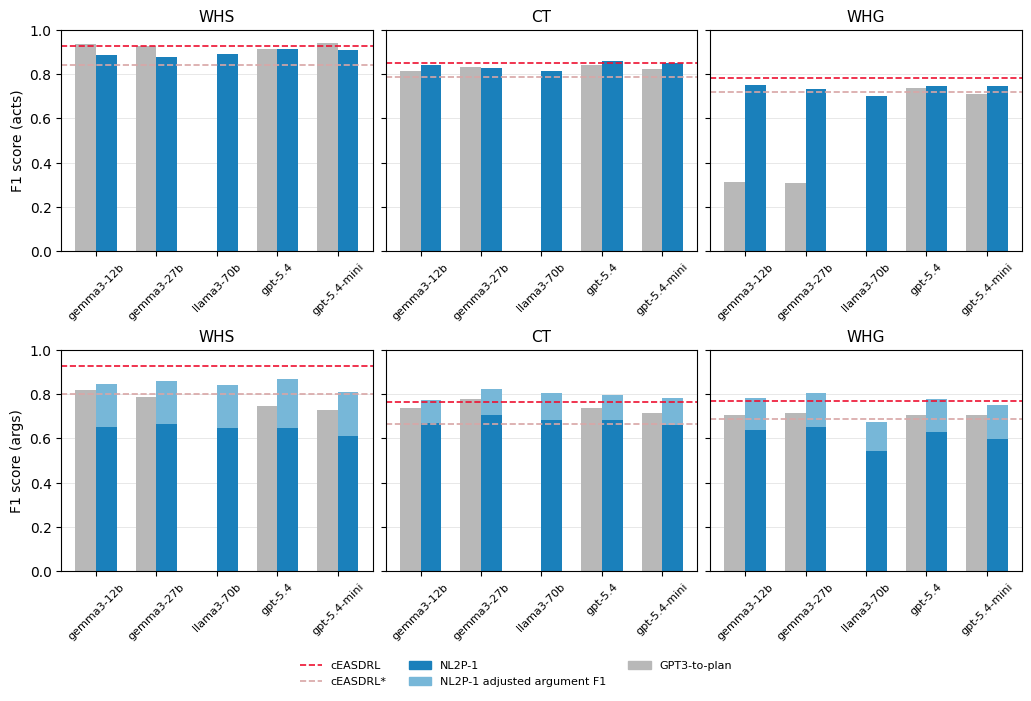
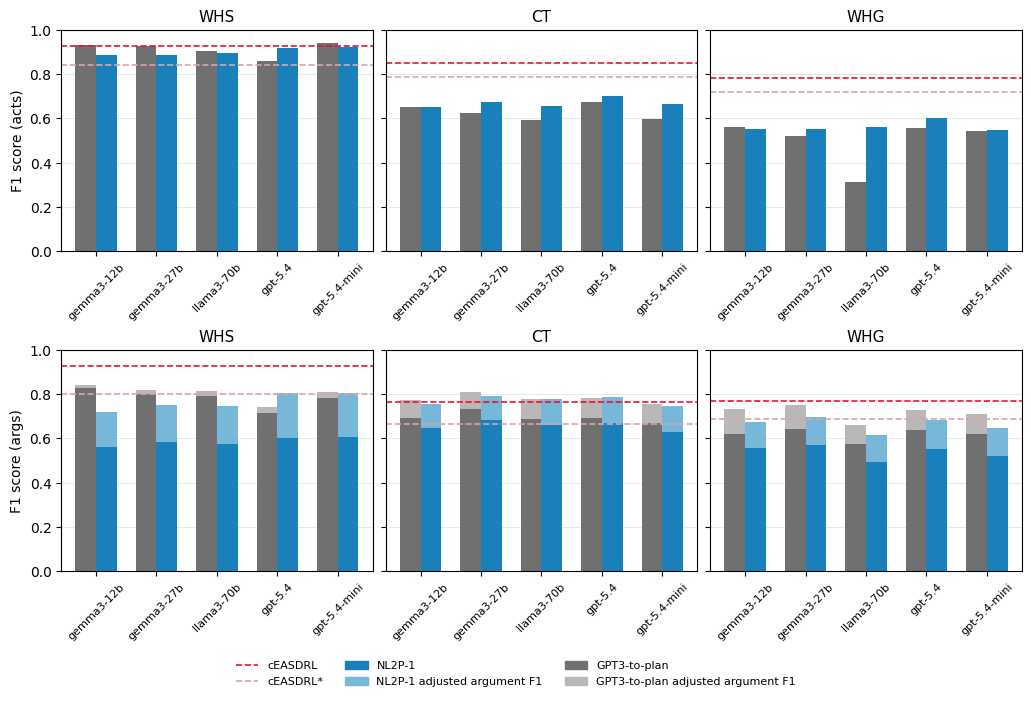
The notebook cell's code change between the first figure and the second:
--- before
+++ after
@@ -1,8 +1,11 @@
 methods = ["gpt3_to_plan", "nl2p_1"]
 method_colors = {
-    "gpt3_to_plan": "#b8b8b8",
+    "gpt3_to_plan": "#707070",
     "nl2p_1": "#1a80bb",
 }
-adjusted_color = "#77b7d8"
+adjusted_colors = {
+    "gpt3_to_plan": "#b8b8b8",
+    "nl2p_1": "#77b7d8",
+}
 baseline_styles = {
     "cEASDRL": {"color": "#ed1131", "linestyle": "--", "linewidth": 1.2},
@@ -44,15 +47,15 @@
                 values.append(np.nan if row.empty else float(row.iloc[0][metric]))
                 adjusted_values.append(
-                    np.nan if row.empty or method_key != "nl2p_1" else float(row.iloc[0]["Adjusted Argument F1"])
+                    np.nan if row.empty or "Adjusted Argument F1" not in row.columns or pd.isna(row.iloc[0]["Adjusted Argument F1"]) else float(row.iloc[0]["Adjusted Argument F1"])
                 )
 
-            if metric == "Argument F1" and method_key == "nl2p_1":
+            if metric == "Argument F1" and any(pd.notna(v) for v in adjusted_values):
                 ax.bar(
                     x + offsets[method_key],
                     adjusted_values,
                     width=width,
-                    color=adjusted_color,
+                    color=adjusted_colors[method_key],
                     edgecolor="none",
-                    label="NL2P-1 adjusted argument F1",
+                    label=f"{local_method_labels[method_key]} adjusted argument F1",
                     zorder=1,
                 )
@@ -87,6 +90,7 @@
     plt.Line2D([0], [0], color="#d8a6a6", linestyle="--", linewidth=1.2, label="cEASDRL*"),
     plt.Rectangle((0, 0), 1, 1, color=method_colors["nl2p_1"], label=local_method_labels["nl2p_1"]),
-    plt.Rectangle((0, 0), 1, 1, color=adjusted_color, label="NL2P-1 adjusted argument F1"),
+    plt.Rectangle((0, 0), 1, 1, color=adjusted_colors["nl2p_1"], label="NL2P-1 adjusted argument F1"),
     plt.Rectangle((0, 0), 1, 1, color=method_colors["gpt3_to_plan"], label=local_method_labels["gpt3_to_plan"]),
+    plt.Rectangle((0, 0), 1, 1, color=adjusted_colors["gpt3_to_plan"], label="GPT3-to-plan adjusted argument F1"),
 ]
 

Commit: update the display for adjusted f1 score